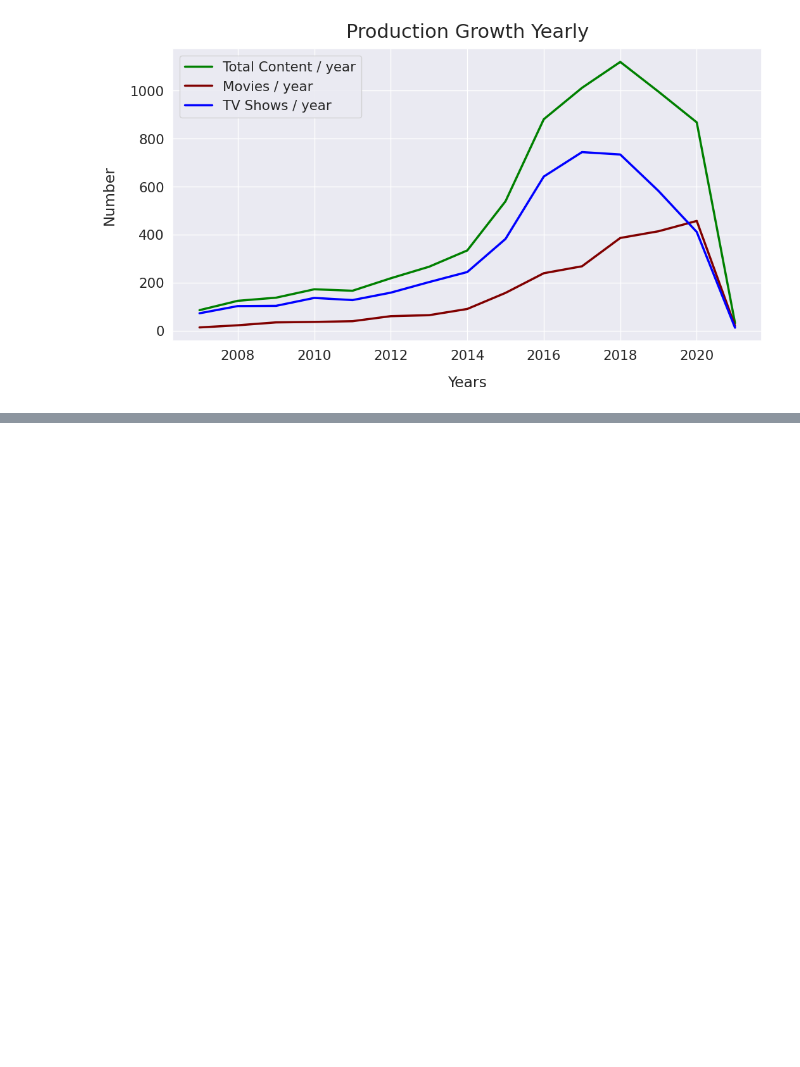
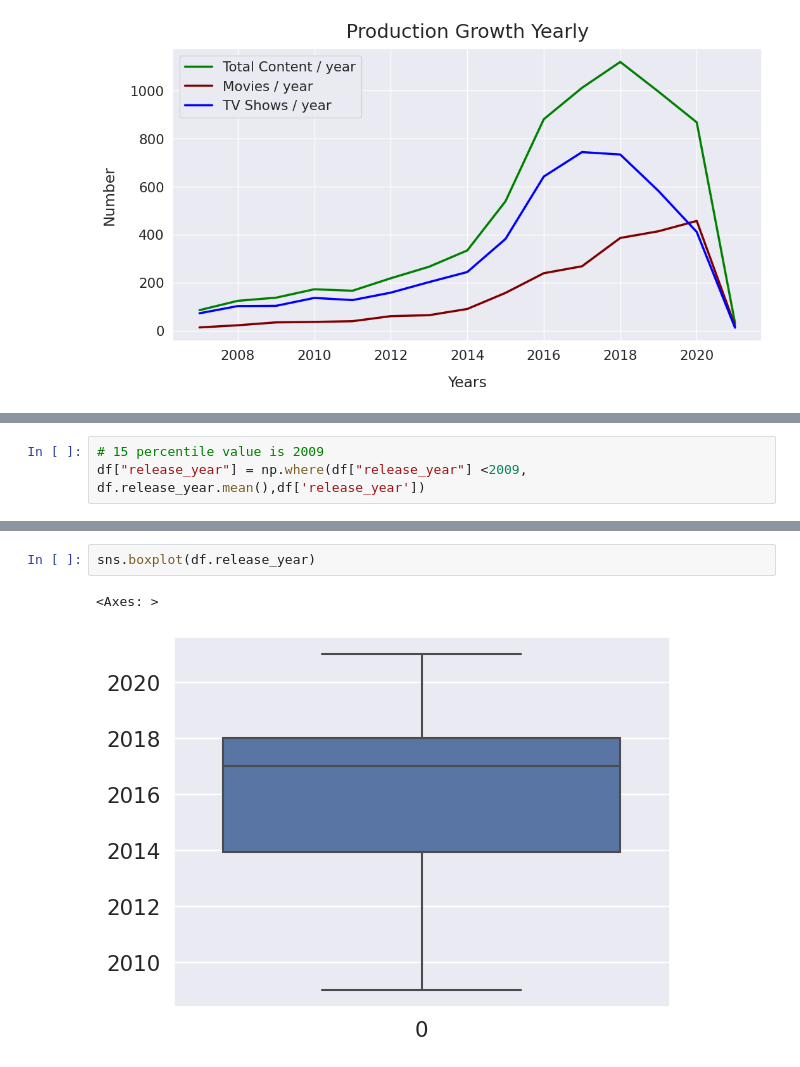
Before and after one commit to Ksangi/Netflix_Movies_And_Tv_Shows_Clustering, a Jupyter notebook: Netflix_Movies_And_Tv_Shows_Clustering.ipynb, the cells around one changed output, grey strips where cells are left out. Saved outputs shown, nothing was run; the diff lists cells and outputs as text; blank space fills up the shorter version.

```diff
--- a/Netflix_Movies_And_Tv_Shows_Clustering.ipynb
+++ b/Netflix_Movies_And_Tv_Shows_Clustering.ipynb
@@ -239,0 +329,3 @@ plt.title("Production Growth Yearly", y=1.02, fontsize=22);
+# %%
+# 15 percentile value is 2009
+df["release_year"] = np.where(df["release_year"] <2009, df.release_year.mean(),df['release_year'])
@@ -239,0 +346,5 @@ plt.title("Production Growth Yearly", y=1.02, fontsize=22);
+# %%
+sns.boxplot(df.release_year)
+# %% [output]
+<Axes: >
+[figure, added]
```
Also changed, not shown: parts of 28 cells of this notebook.
